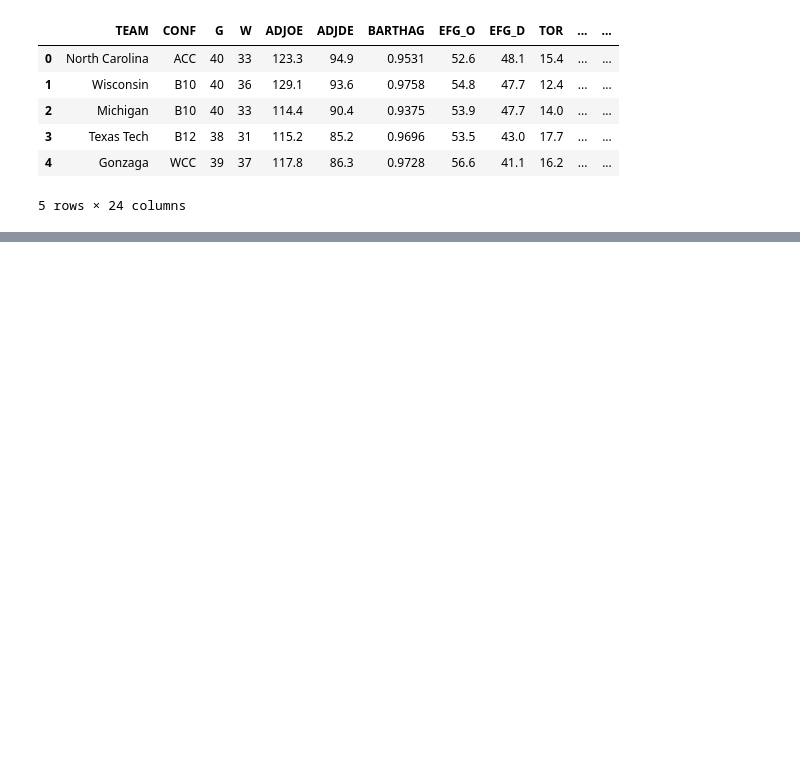
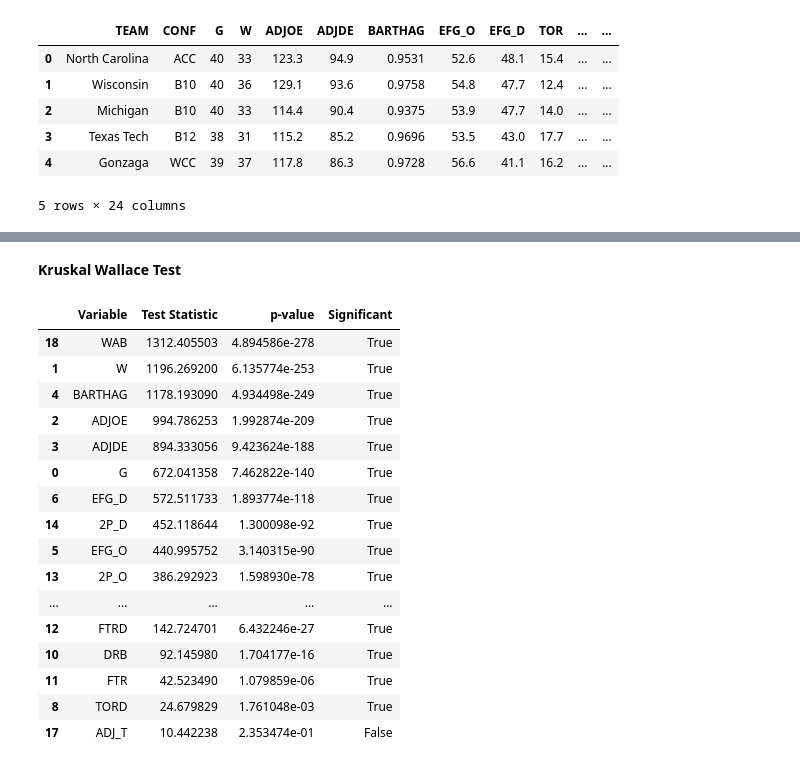
Before and after one commit to regs02/Academic_Performance_v_CBB, a Jupyter notebook: final_project.ipynb, the cells around one changed output, grey strips where cells are left out. Drawn from its saved outputs; the diff is of its cells as text; code cells hidden in the pictures; blank space fills up the shorter version.

```diff
--- a/final_project.ipynb
+++ b/final_project.ipynb
@@ -21,0 +82,5 @@ basketball_df.head()
+# %%
+#replace missing values
+basketball_df['SEED'] = basketball_df['SEED'].fillna("None")
+basketball_df['POSTSEASON'] = basketball_df['POSTSEASON'].fillna("No Tournament")
+basketball_df.head()
@@ -21,0 +95,12 @@ basketball_df.head()
+# %%
+#Normality test using Shapiro-Wilk test
+shapiro_results = {}
+for col in basketball_df_numerical.columns:
+    stat, p = shapiro( basketball_df_numerical[col])
+    shapiro_results[col] = {
+        'Shapiro-Wilk Statistic': stat,
+        'p-value': p,
+        'Is Normal': p > 0.05
+    }
+shapiro_df = pd.DataFrame(shapiro_results).T.sort_values('p-value')
+shapiro_df.head(len(shapiro_df))
@@ -21,0 +125,46 @@ basketball_df.head()
+# %%
+numerical_vars = ["G", "W", "ADJOE", "ADJDE", "BARTHAG", "EFG_O", "EFG_D", "TOR", "TORD",
+                  "ORB", "DRB", "FTR", "FTRD", "2P_O", "2P_D", "3P_O", "3P_D", "ADJ_T", "WAB"]
+categorical_vars = ["CONF", "POSTSEASON", "SEED", "YEAR"]
+# %% [markdown]
+**Kruskal Wallace Test**
+# %%
+kruskal_results = []
+
+for var in numerical_vars:
+    samples_by_group = []
+    for value in set(basketball_df['POSTSEASON']):
+        mask = basketball_df['POSTSEASON'] == value
+        samples_by_group.append(basketball_df[var][mask])
+
+    stat, p_value = kruskal(*samples_by_group)
+
+    kruskal_results_dict = {
+        'Variable': var,
+        'Test Statistic': stat,
+        'p-value': p_value,
+        'Significant': p_value < (0.05 / len(numerical_vars))  #bonferroni correction
+    }
+
+    kruskal_results.append(kruskal_results_dict)
+
+kruskal_df = pd.DataFrame(kruskal_results).sort_values('p-value')
+kruskal_df.head(len(kruskal_df))
+# %% [output]
+|  | Variable | Test Statistic | p-value | Significant |
+| 18 | WAB | 1312.405503 | 4.894586e-278 | True |
+| 1 | W | 1196.269200 | 6.135774e-253 | True |
+| 4 | BARTHAG | 1178.193090 | 4.934498e-249 | True |
+| 2 | ADJOE | 994.786253 | 1.992874e-209 | True |
+| 3 | ADJDE | 894.333056 | 9.423624e-188 | True |
+| 0 | G | 672.041358 | 7.462822e-140 | True |
+| 6 | EFG_D | 572.511733 | 1.893774e-118 | True |
+| 14 | 2P_D | 452.118644 | 1.300098e-92 | True |
+| 5 | EFG_O | 440.995752 | 3.140315e-90 | True |
+| 13 | 2P_O | 386.292923 | 1.598930e-78 | True |
+| ... | ... | ... | ... | ... |
+| 12 | FTRD | 142.724701 | 6.432246e-27 | True |
+| 10 | DRB | 92.145980 | 1.704177e-16 | True |
+| 11 | FTR | 42.523490 | 1.079859e-06 | True |
+| 8 | TORD | 24.679829 | 1.761048e-03 | True |
+| 17 | ADJ_T | 10.442238 | 2.353474e-01 | False |
```
Also changed, not shown: parts of 14 cells of this notebook.
